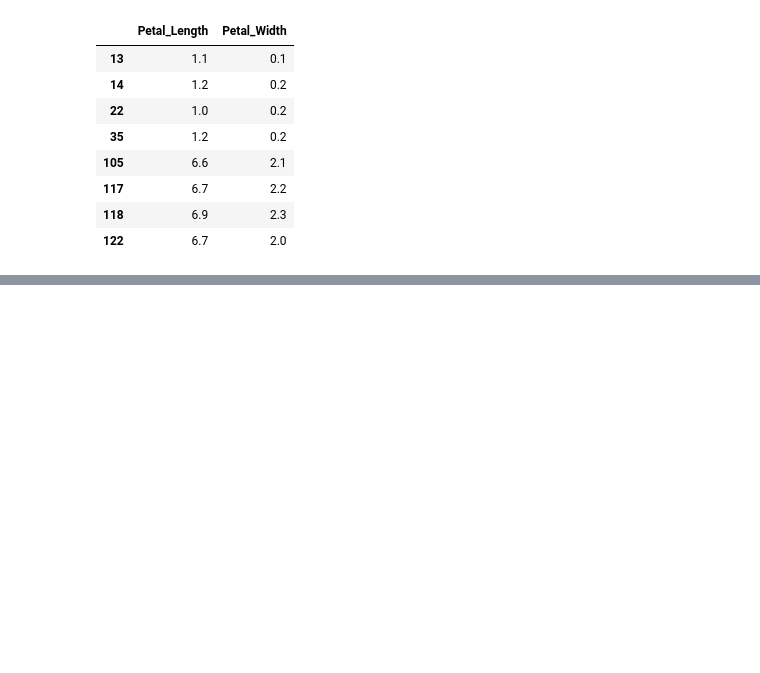
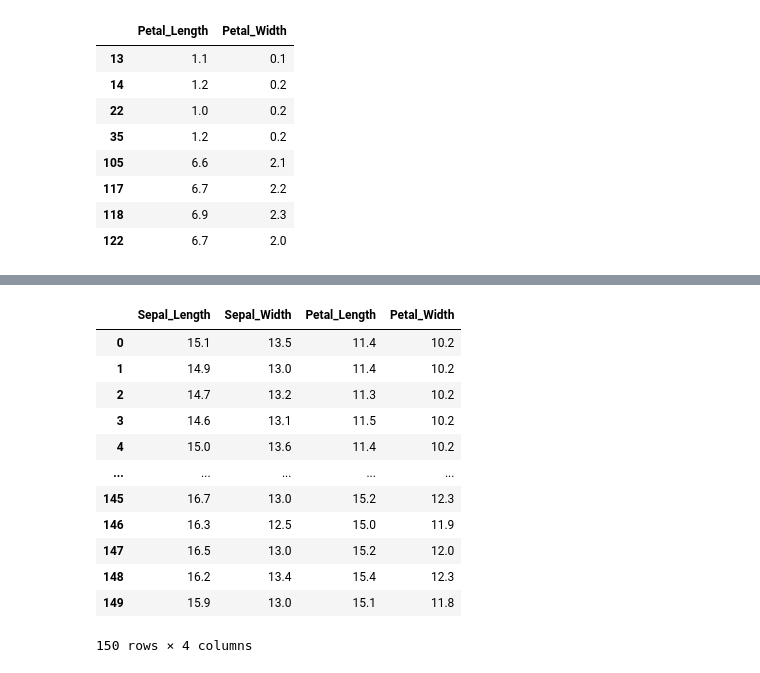
Before and after one commit to kalzumaki/exploring-data, a Jupyter notebook: chp04/code4-1.ipynb, the cells around one changed output, grey strips where cells are left out. Saved outputs shown, nothing was run; the diff lists cells and outputs as text; code cells hidden in the pictures; blank space fills up the shorter version.

```diff
--- a/chp04/code4-1.ipynb
+++ b/chp04/code4-1.ipynb
@@ -224,0 +257,16 @@ df.loc[(df.Petal_Length < 1.3) | (df.Petal_Length > 6.5 ), ['Petal_Length', 'Pet
+# %%
+df.loc[:, df.columns != 'Species'] + 10
+# %% [output]
+|  | Sepal_Length | Sepal_Width | Petal_Length | Petal_Width |
+| 0 | 15.1 | 13.5 | 11.4 | 10.2 |
+| 1 | 14.9 | 13.0 | 11.4 | 10.2 |
+| 2 | 14.7 | 13.2 | 11.3 | 10.2 |
+| 3 | 14.6 | 13.1 | 11.5 | 10.2 |
+| 4 | 15.0 | 13.6 | 11.4 | 10.2 |
+| ... | ... | ... | ... | ... |
+| 145 | 16.7 | 13.0 | 15.2 | 12.3 |
+| 146 | 16.3 | 12.5 | 15.0 | 11.9 |
+| 147 | 16.5 | 13.0 | 15.2 | 12.0 |
+| 148 | 16.2 | 13.4 | 15.4 | 12.3 |
+| 149 | 15.9 | 13.0 | 15.1 | 11.8 |
+150 rows × 4 columns
```
Also changed, not shown: parts of 8 cells of this notebook, 2 other files.
